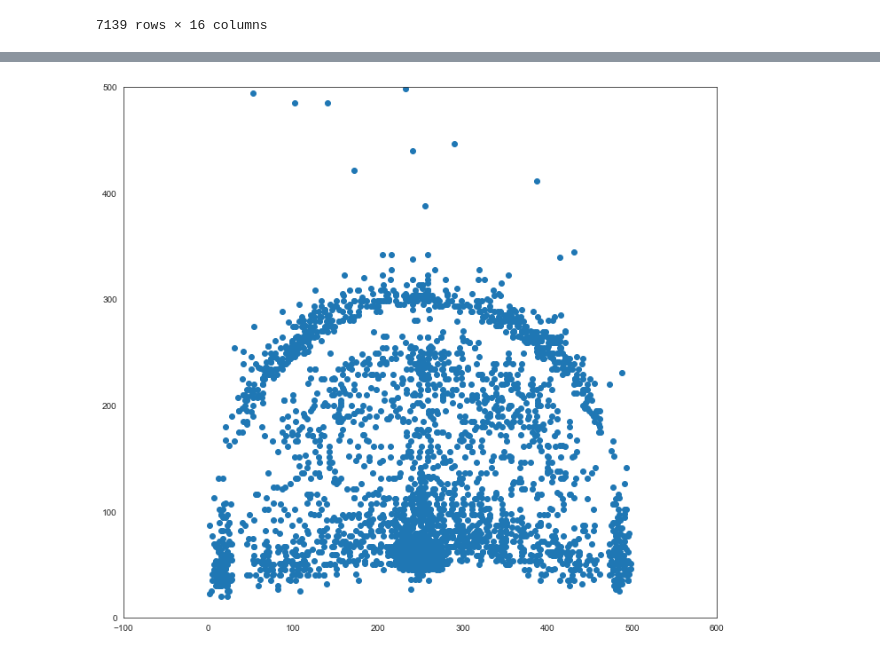
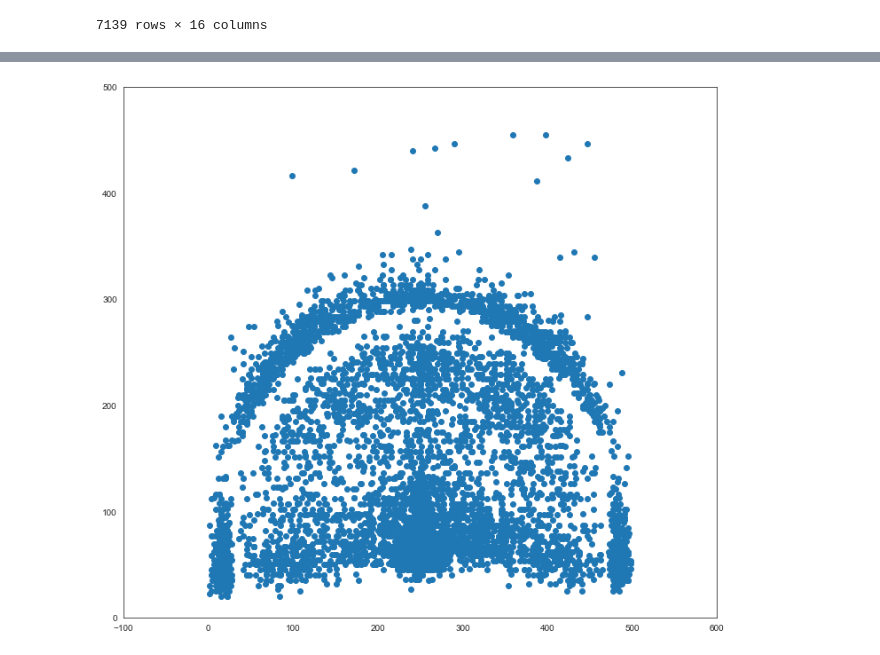
Before and after one commit to stewart-lacy/final-project, a Jupyter notebook: halfcourt.ipynb, the cells around one changed output, grey strips where cells are left out. Saved outputs shown, nothing was run; the diff lists cells and outputs as text; code cells hidden in the pictures.

```diff
--- a/halfcourt.ipynb
+++ b/halfcourt.ipynb
@@ -46,0 +158,3 @@ shot_df
+# %%
+far_df['LOC_Y2'] = far_df.LOC_X - far_df.distance_from_half
+far_df
@@ -46,0 +175,3 @@ shot_df
+# %%
+new_far_df = far_df.drop(columns =['LOC_X', 'LOC_Y'])
+new_far_df
@@ -46,0 +192,3 @@ shot_df
+# %%
+halfcourt_df = new_far_df.rename(columns={"LOC_X2": "LOC_X", "LOC_Y2": "LOC_Y"})
+halfcourt_df
@@ -46,0 +209,3 @@ shot_df
+# %%
+full_df = shot_df.append(halfcourt_df, ignore_index=True)
+full_df
@@ -47,12 +226,12 @@ shot_df
 # %%
 sns.set_style("white")
 sns.set_color_codes()
 plt.figure(figsize=(12,11))
-plt.scatter(shot_df.LOC_Y, shot_df.LOC_X)
+plt.scatter(full_df.LOC_X, full_df.LOC_Y)
 plt.axis([-100, 600, 0, 500])
 plt.show()
 # %% [output]
-[figure, old version]
+[figure, new version]
 # %%
 from matplotlib.patches import Circle, Rectangle, Arc
 
```
Also changed, not shown: parts of 21 cells of this notebook, 2 other files.
